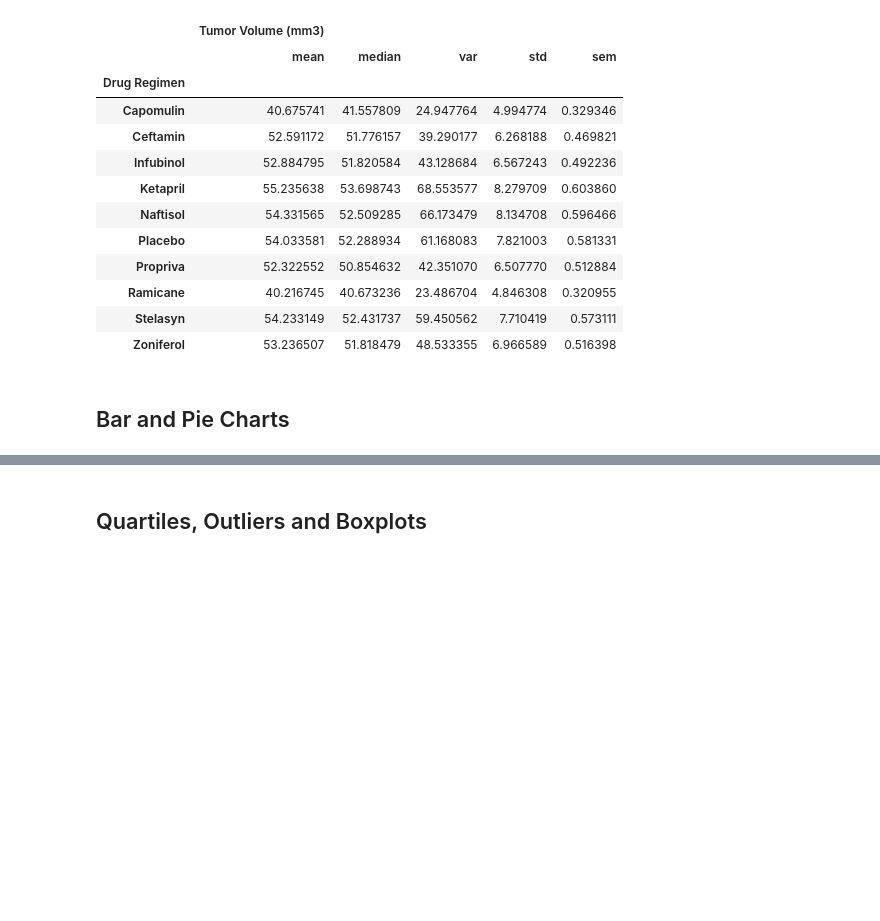
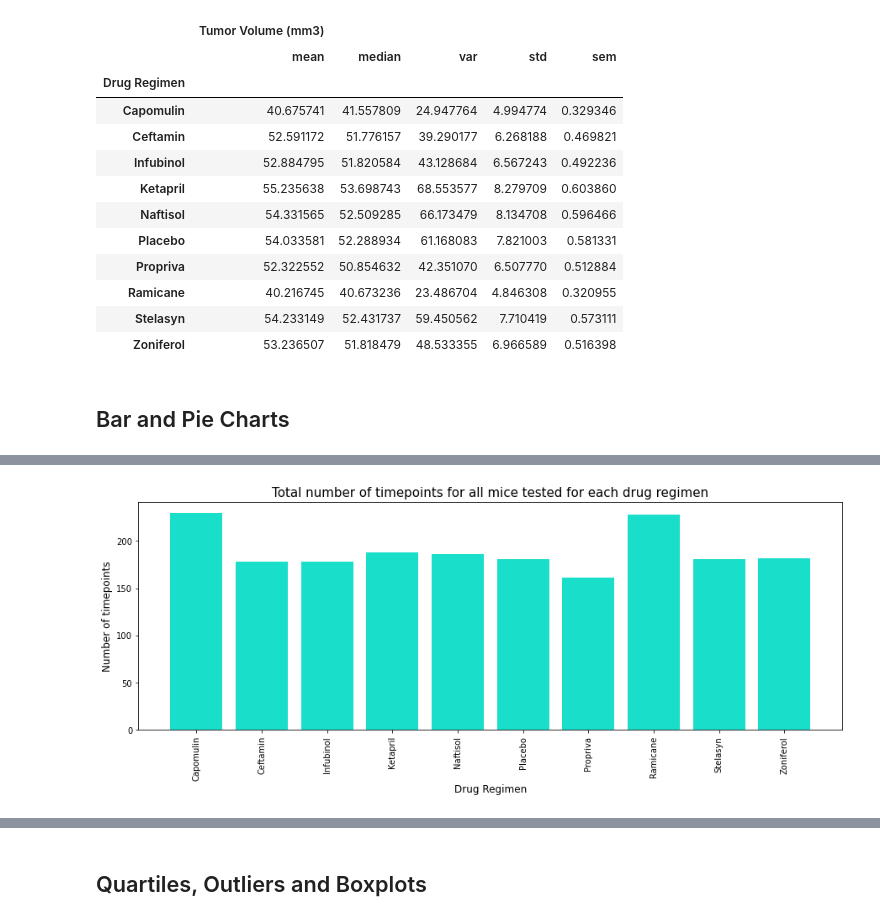
Before and after one commit to rita-s/the-power-of-plots, a Jupyter notebook: pymaceuticals_starter.ipynb, the cells around one changed output, grey strips where cells are left out. Cells and saved outputs as stored; diff of their text form; code cells hidden in the pictures; blank space fills up the shorter version.

```diff
--- a/pymaceuticals_starter.ipynb
+++ b/pymaceuticals_starter.ipynb
@@ -155,0 +156,15 @@ drug_regimen_summary_agg
+# %%
+# Generate a bar plot showing the total number of timepoints for all mice tested for each drug regimen using pyplot
+drug_regimen = mouse_data_complete_clean_df['Drug Regimen'].sort_values().unique()
+timepoint_count = mouse_data_complete_clean_df.groupby('Drug Regimen')['Timepoint'].count()
+x_axis = np.arange(len(drug_regimen))
+tick_locations = [value for value in x_axis]
+plt.figure(figsize = (15, 5))
+plt.bar(x_axis, timepoint_count, color = '#18DECA', align = 'center')
+plt.xticks(tick_locations, drug_regimen, rotation = 'vertical')
+plt.title('Total number of timepoints for all mice tested for each drug regimen', fontsize = 15)
+plt.xlabel('Drug Regimen', fontsize = 12)
+plt.ylabel('Number of timepoints', fontsize = 12)
+plt.show()
+# %% [output]
+[figure, added]
```
Also changed, not shown: parts of 15 cells of this notebook.
